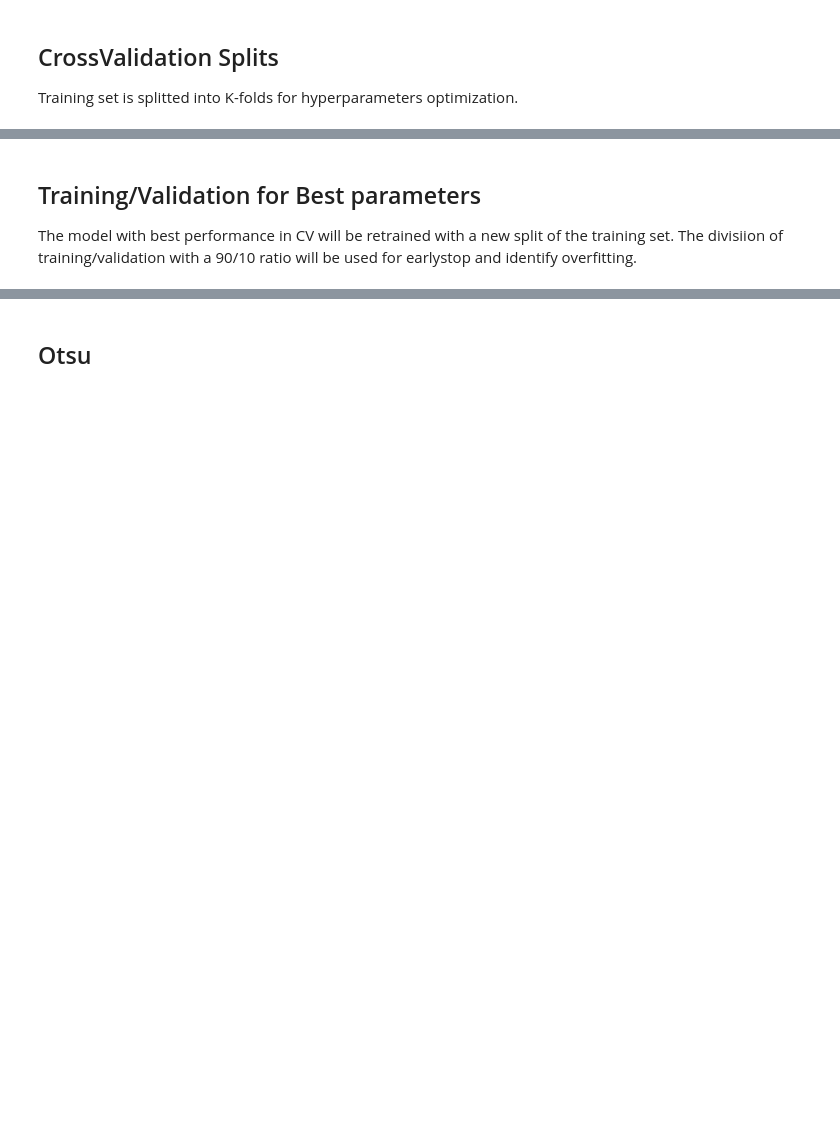
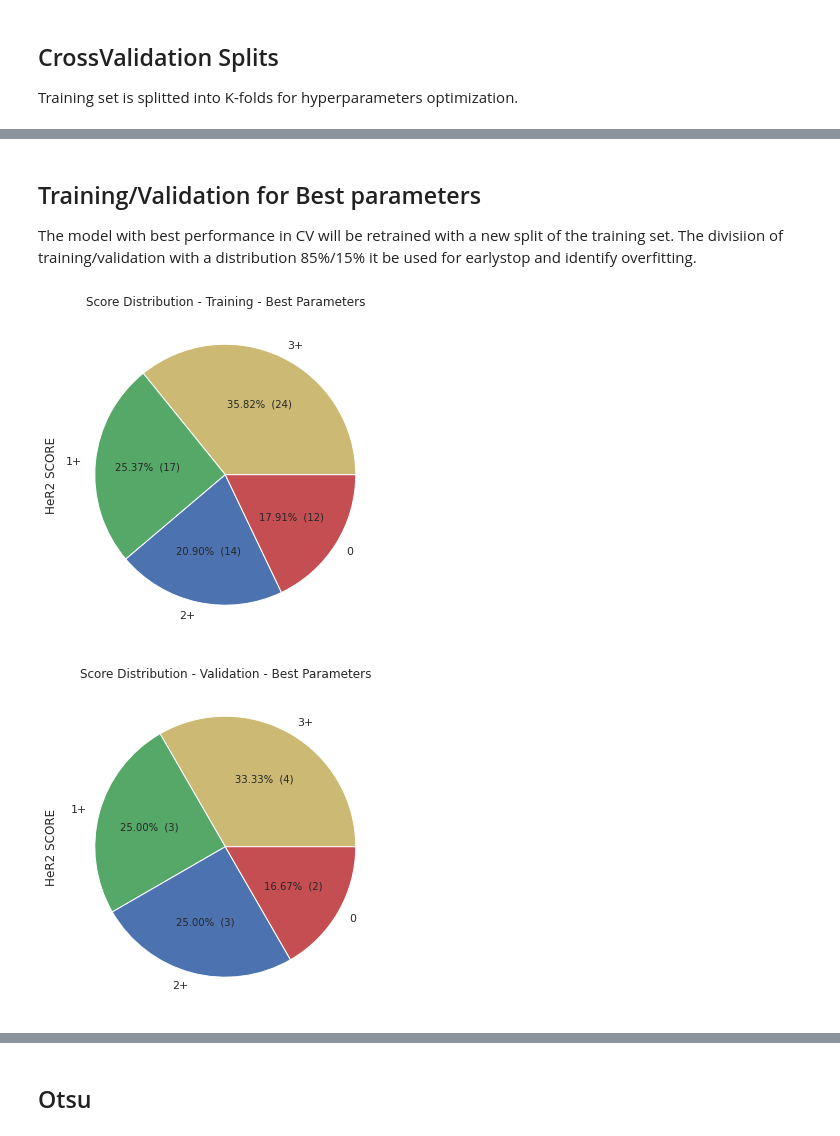
Before and after one commit to sborquez/her2bdl, a Jupyter notebook: notebooks/Exploratory Data Analysis.ipynb, the cells around one changed output, grey strips where cells are left out. Drawn from its saved outputs; the diff is of its cells as text; code cells hidden in the pictures; blank space fills up the shorter version.

Commit message:
update: EDA notebook with environment variables

```diff
--- a/notebooks/Exploratory Data Analysis.ipynb
+++ b/notebooks/Exploratory Data Analysis.ipynb
@@ -45,6 +45,9 @@ from IPython.core.display import display, HTML
 # Exploratory Data Analysis
 
 Descripción y exploración del datasets, distribución de clases y ejemplos.
+# %%
+HER2BDL_DATASETS = Path(os.environ.get("HER2BDL_DATASETS"))
+WSI_FOLDER = HER2BDL_DATASETS/ "warwick"
 # %% [markdown]
 ## Warwick Her2 Scoring contest
 
@@ -90,6 +116,6 @@ Training dataset is divided into train/test 80/20 split.
 # %%
-train = aggregate_dataset(load_dataset("./train/datasets/train.csv"))
-test = aggregate_dataset(load_dataset("./train/datasets/test.csv"))
+train = aggregate_dataset(load_dataset(HER2BDL_DATASETS / "train.csv"))
+test = aggregate_dataset(load_dataset(HER2BDL_DATASETS / "test.csv"))
 # %% [markdown]
 ### Class Balance
 # %%
@@ -107,11 +147,14 @@ for i, (tr, ts) in enumerate(cv_splits, start=1):
 # %% [markdown]
 ## Training/Validation for Best parameters
 
-The model with best performance in CV will be retrained with a new split of the training set. The divisiion of training/validation with a 90/10 ratio will be used for earlystop and identify overfitting.
+The model with best performance in CV will be retrained with a new split of the training set. The divisiion of training/validation with a distribution 85%/15% it be used for earlystop and identify overfitting.
 # %%
-train_2, val_2 = split_dataset(dataset, validation_ratio=0.15, seed=42)
+train_2, val_2 = split_dataset(train, validation_ratio=0.15, seed=42)
 display_class_distribution(train_2, target=TARGET, target_labels=TARGET_LABELS, dataset_name=f"Training - Best Parameters")
 display_class_distribution(val_2, target=TARGET, target_labels=TARGET_LABELS, dataset_name=f"Validation - Best Parameters");
 #save_dataset(train_2, output_folder="./train/datasets/best_parameters", dataset_name=f"training")
 #save_dataset(val_2, output_folder="./train/datasets/best_parameters", dataset_name=f"validation")
+# %% [output]
+[figure, added]
+[figure, added]
 # %% [markdown]
```
Also changed, not shown: parts of 33 cells of this notebook, 2 other files.
